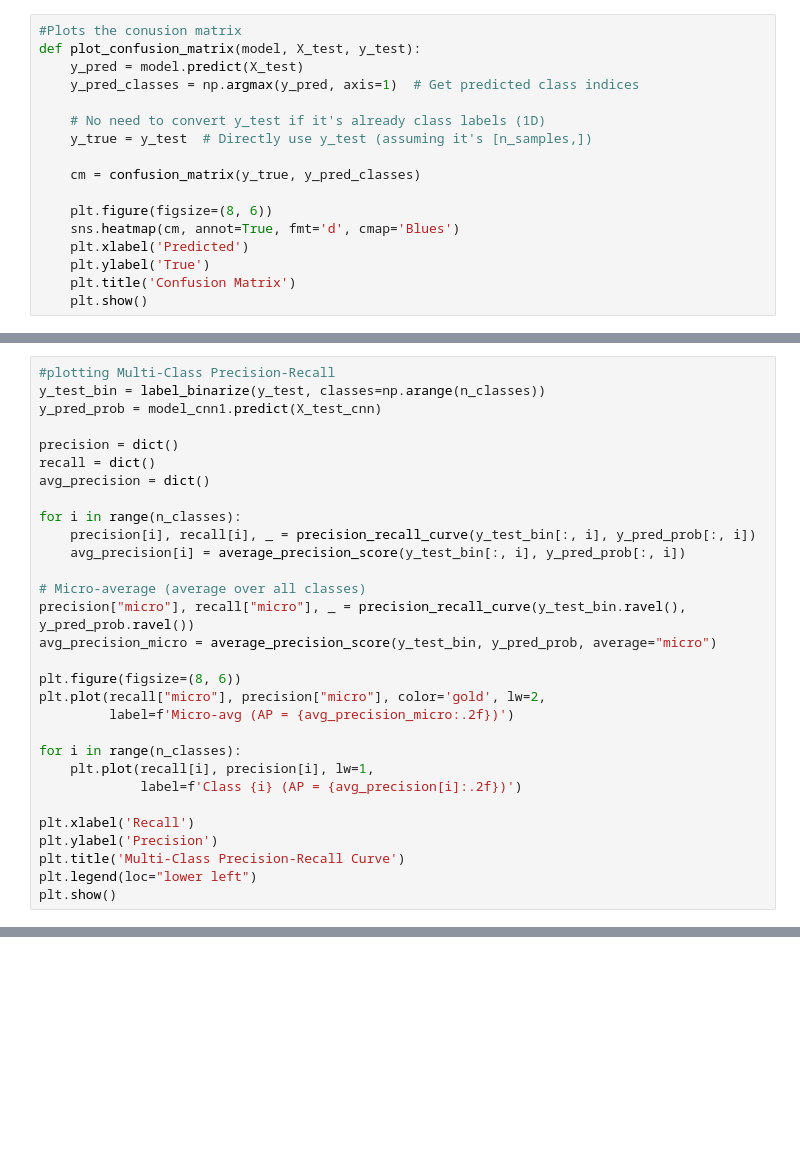
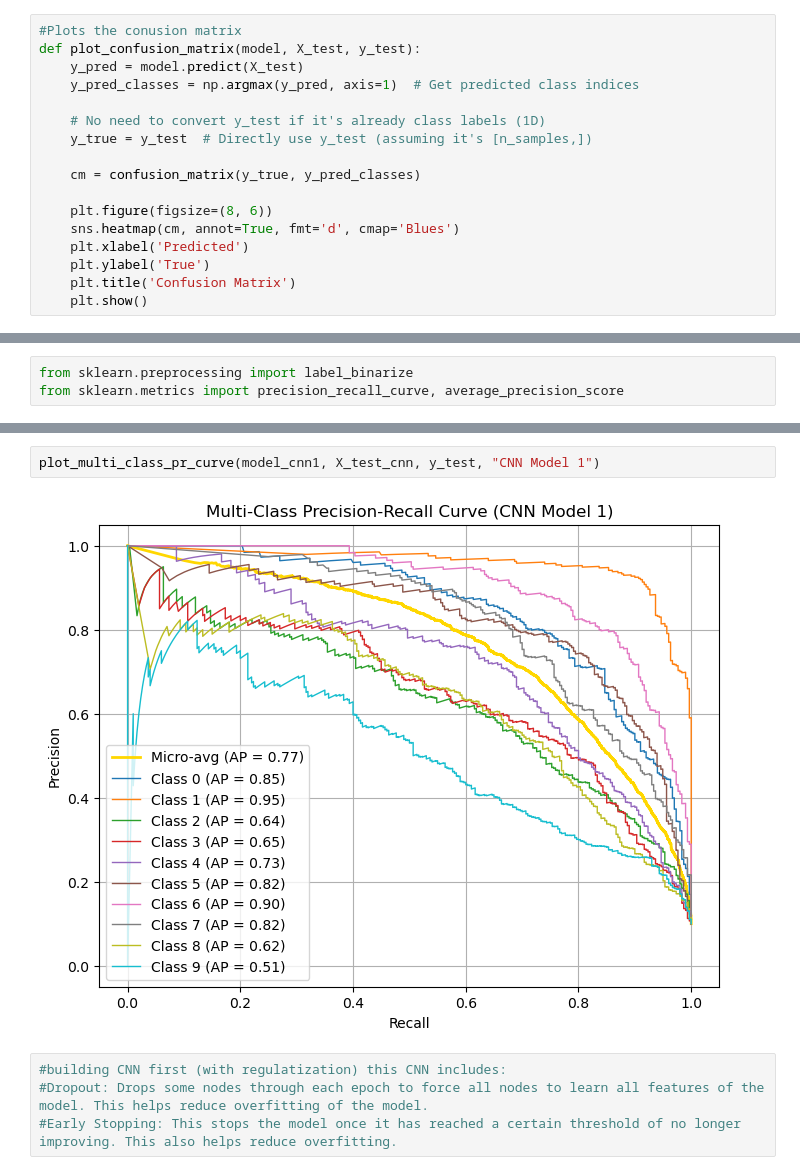
Before and after one commit to SabaaN/Music-Genre-Classifier, a Jupyter notebook: model.ipynb, the cells around one changed output, grey strips where cells are left out. Saved outputs shown, nothing was run; the diff lists cells and outputs as text; blank space fills up the shorter version.

```diff
--- a/model.ipynb
+++ b/model.ipynb
@@ -452,30 +509,3 @@ plot_confusion_matrix(model_cnn1, X_test_cnn, y_test)
 # %%
-#plotting Multi-Class Precision-Recall
-y_test_bin = label_binarize(y_test, classes=np.arange(n_classes))
-y_pred_prob = model_cnn1.predict(X_test_cnn)
-
-precision = dict()
-recall = dict()
-avg_precision = dict()
-
-for i in range(n_classes):
-    precision[i], recall[i], _ = precision_recall_curve(y_test_bin[:, i], y_pred_prob[:, i])
-    avg_precision[i] = average_precision_score(y_test_bin[:, i], y_pred_prob[:, i])
-
-# Micro-average (average over all classes)
-precision["micro"], recall["micro"], _ = precision_recall_curve(y_test_bin.ravel(), y_pred_prob.ravel())
-avg_precision_micro = average_precision_score(y_test_bin, y_pred_prob, average="micro")
-
-plt.figure(figsize=(8, 6))
-plt.plot(recall["micro"], precision["micro"], color='gold', lw=2,
-         label=f'Micro-avg (AP = {avg_precision_micro:.2f})')
-
-for i in range(n_classes):
-    plt.plot(recall[i], precision[i], lw=1,
-             label=f'Class {i} (AP = {avg_precision[i]:.2f})')
-
-plt.xlabel('Recall')
-plt.ylabel('Precision')
-plt.title('Multi-Class Precision-Recall Curve')
-plt.legend(loc="lower left")
-plt.show()
+from sklearn.preprocessing import label_binarize
+from sklearn.metrics import precision_recall_curve, average_precision_score
@@ -488,0 +558,8 @@ Num GPUs Available:  0
+# %%
+plot_multi_class_pr_curve(model_cnn1, X_test_cnn, y_test, "CNN Model 1")
+# %% [output]
+[figure, added]
+# %%
+#building CNN first (with regulatization) this CNN includes:
+#Dropout: Drops some nodes through each epoch to force all nodes to learn all features of the model. This helps reduce overfitting of the model.
+#Early Stopping: This stops the model once it has reached a certain threshold of no longer improving. This also helps reduce overfitting.
```
Also changed, not shown: parts of 47 cells of this notebook.
